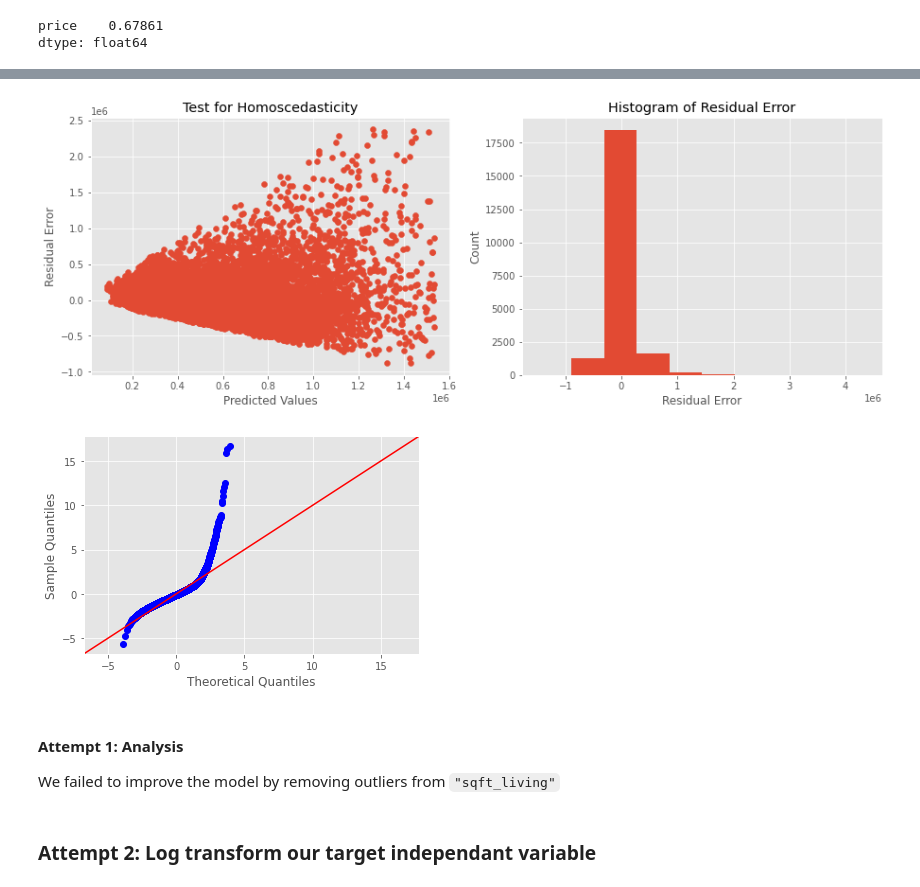
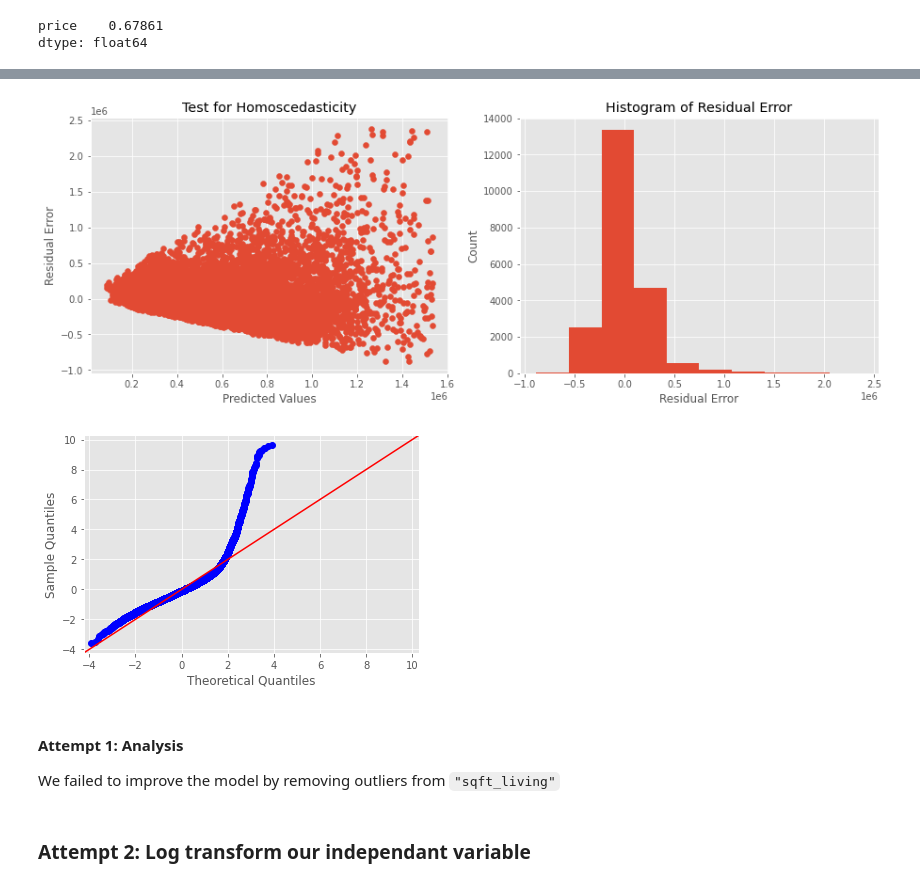
Before and after one commit to ondugba/Housing_Price_Predictor, a Jupyter notebook: Alex.ipynb, the cells around one changed output, grey strips where cells are left out. Saved outputs shown, nothing was run; the diff lists cells and outputs as text; code cells hidden in the pictures.

Commit message:
attempt #2

```diff
--- a/Alex.ipynb
+++ b/Alex.ipynb
@@ -350,28 +353,28 @@ strong multicollinearity or other numerical problems.
 # %%
 refined_model_1_resid = refined_model_1.resid
 
 fig, ax = plt.subplots(1,2,figsize=(15, 5))
 ax[0].scatter(x=refined_model_1.fittedvalues,y=refined_model_1_resid)
 ax[0].set_xlabel("Predicted Values")
 ax[0].set_ylabel("Residual Error")
 ax[0].set_title(label="Test for Homoscedasticity")
 
 
-ax[1].hist(resid)
+ax[1].hist(refined_model_1_resid)
 ax[1].set_xlabel("Residual Error")
 ax[1].set_ylabel("Count")
 ax[1].set_title(label="Histogram of Residual Error");
 
 plt.style.use('ggplot')
-fig = sm.graphics.qqplot(resid, dist=stats.norm, line='45', fit=True)
+fig = sm.graphics.qqplot(refined_model_1_resid, dist=stats.norm, line='45', fit=True)
 # %% [output]
-[figure, old version]
+[figure, new version]
-[figure, old version]
+[figure, new version]
 # %% [markdown]
 #### Attempt 1: Analysis
 We failed to improve the model by removing outliers from `"sqft_living"`
 # %% [markdown]
-### Attempt 2: Log transform our target independant variable
+### Attempt 2: Log transform our independant variable
 # %%
 #Log scaling our sqft_living variable makes our independant variable's data more more normally distributed.
 sqft_living_log = np.log(df['sqft_living'])
```
Also changed, not shown: parts of 8 cells of this notebook.
